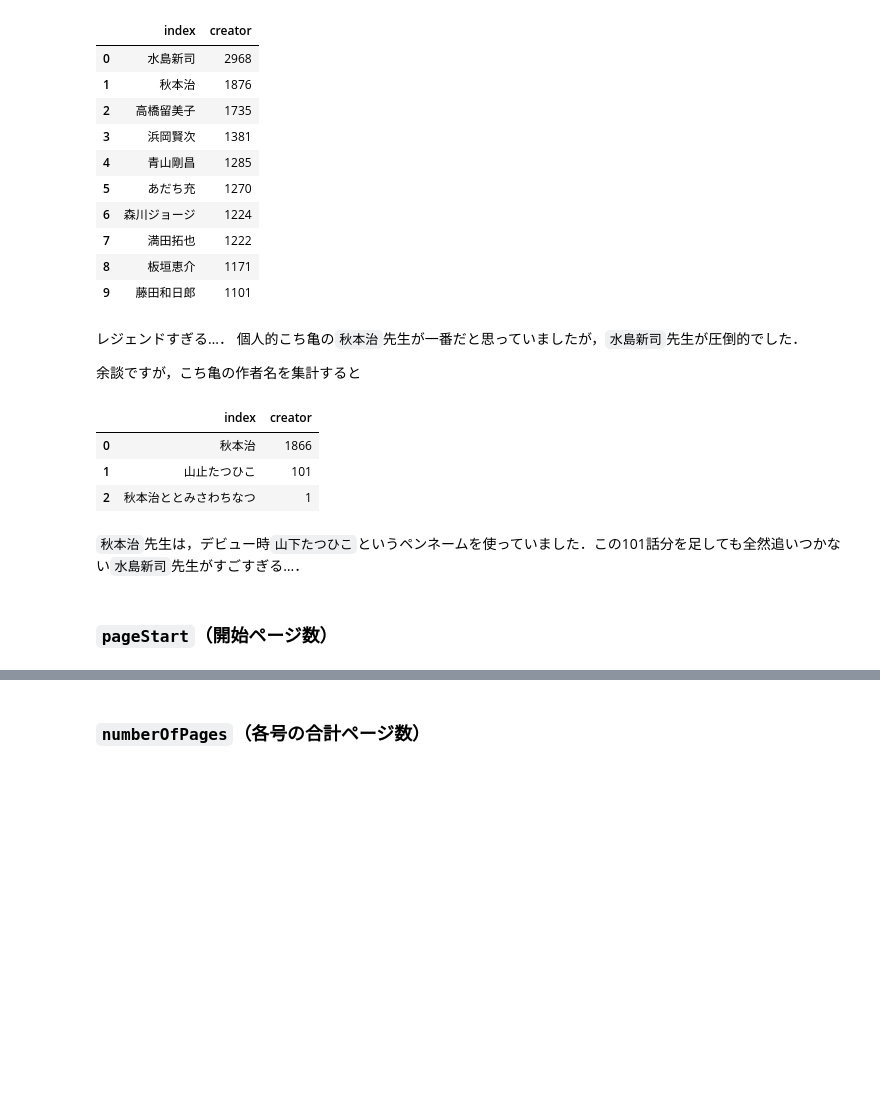
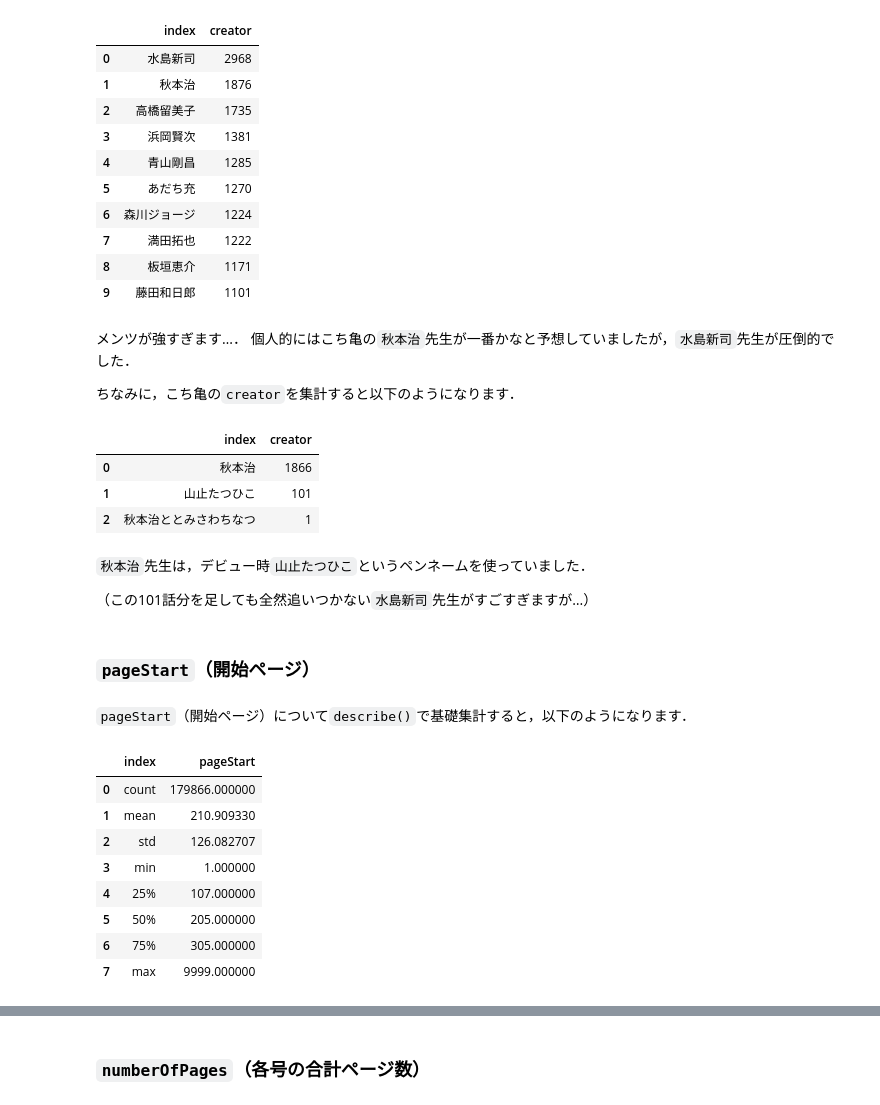
Before and after one commit to kakeami/viz-madb, a Jupyter notebook: _sources/eda/eda.ipynb, the cells around one changed output, grey strips where cells are left out. Cells and saved outputs as stored; diff of their text form; code cells hidden in the pictures; blank space fills up the shorter version.

```diff
--- a/_sources/eda/eda.ipynb
+++ b/_sources/eda/eda.ipynb
@@ -304,10 +303,10 @@ df['creator'].value_counts().reset_index().head(10)
 | 8 | 板垣恵介 | 1171 |
 | 9 | 藤田和日郎 | 1101 |
 # %% [markdown]
-レジェンドすぎる…．
-個人的こち亀の`秋本治`先生が一番だと思っていましたが，`水島新司`先生が圧倒的でした．
+メンツが強すぎます…．
+個人的にはこち亀の`秋本治`先生が一番かなと予想していましたが，`水島新司`先生が圧倒的でした．
 
-余談ですが，こち亀の作者名を集計すると
+ちなみに，こち亀の`creator`を集計すると以下のようになります．
 # %%
 df[df['cname']=='こちら葛飾区亀有公園前派出所']['creator'].value_counts().reset_index()
 # %% [output]
@@ -316,6 +315,22 @@ df[df['cname']=='こちら葛飾区亀有公園前派出所']['creator'].value_c
 | 1 | 山止たつひこ | 101 |
 | 2 | 秋本治ととみさわちなつ | 1 |
 # %% [markdown]
-`秋本治`先生は，デビュー時`山下たつひこ`というペンネームを使っていました．この101話分を足しても全然追いつかない`水島新司`先生がすごすぎる…．
+`秋本治`先生は，デビュー時`山止たつひこ`というペンネームを使っていました．
+
+（この101話分を足しても全然追いつかない`水島新司`先生がすごすぎますが…）
 # %% [markdown]
-### `pageStart`（開始ページ数）
+### `pageStart`（開始ページ）
+# %% [markdown]
+`pageStart`（開始ページ）について`describe()`で基礎集計すると，以下のようになります．
+# %%
+df['pageStart'].describe().reset_index()
+# %% [output]
+|  | index | pageStart |
+| 0 | count | 179866.000000 |
+| 1 | mean | 210.909330 |
+| 2 | std | 126.082707 |
+| 3 | min | 1.000000 |
+| 4 | 25% | 107.000000 |
+| 5 | 50% | 205.000000 |
+| 6 | 75% | 305.000000 |
+| 7 | max | 9999.000000 |
```
Also changed, not shown: parts of 8 cells of this notebook, 2 other files.
